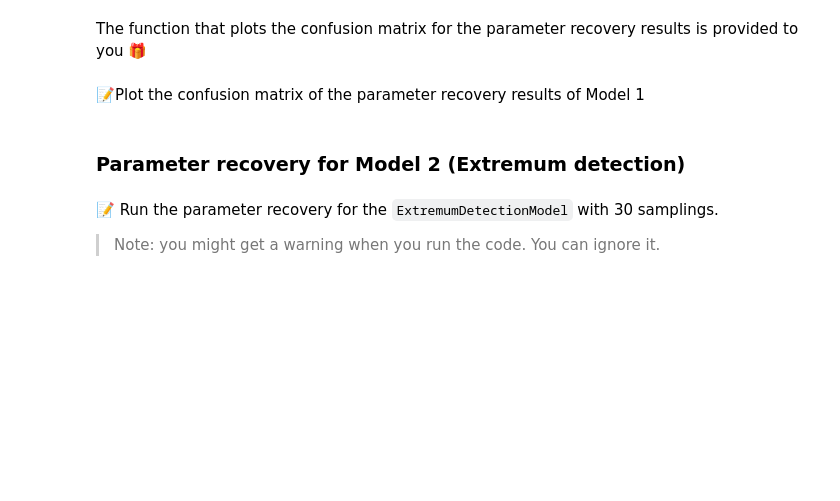
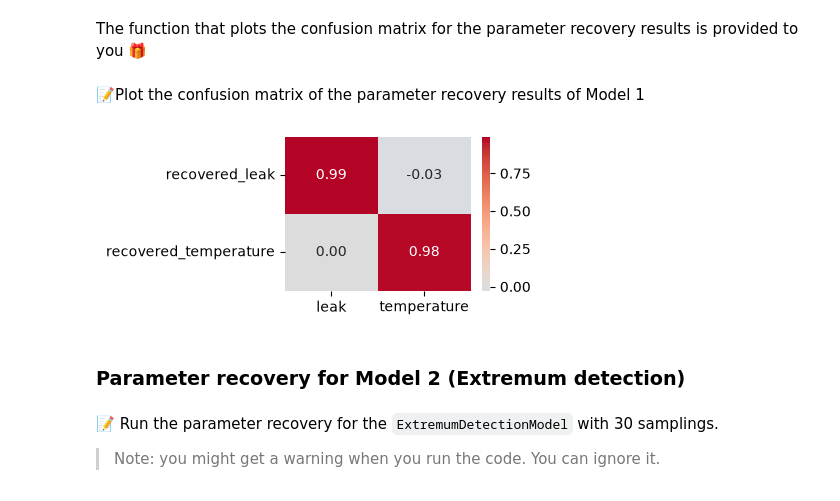
Before and after one commit to easiryne/cognitive-modeling-lab, a Jupyter notebook: TD_10/td10_notebook.ipynb, the cells around one changed output. Saved outputs shown, nothing was run; the diff lists cells and outputs as text; code cells hidden in the pictures; blank space fills up the shorter version.

```diff
--- a/TD_10/td10_notebook.ipynb
+++ b/TD_10/td10_notebook.ipynb
@@ -407,16 +427,16 @@ def perform_parameter_recovery(task, ModelClass, n_samplings):
         # Sample parameters and instantiate original model
         ## CAREFUL! This part has changed :)
         original_params = {
-            parameter.name: ... # TODO: Sample a parameter value from its distribution
+            parameter.name: parameter.distribution.rvs() # TODO: Sample a parameter value from its distribution
             for parameter in ModelClass.parameters
         }
-        original_model = ... # TODO
+        original_model = ModelClass(**original_params)  # TODO
 
         # Simulate task with the original model
-        choices = ...  # TODO
+        choices = original_model.simulate(task)  # TODO
 
         # Fit the model to the simulated data
-        recovered_model = ModelClass.fit(task, ..., verbose=False)  # TODO
+        recovered_model = ModelClass.fit(task, choices, verbose=False)  # TODO
 
         # Get the recovered parameters (this part is done for you 🙂)
         recovered_params = {
@@ -438,5 +464,5 @@ print("👌The code runs")
 ### Parameter recovery for Model 1 (Integration Model)
 📝Run parameter recovery for the `IntegrationModel` with 30 samplings and store the result in `param_recov_integration`.
 # %%
-param_recov_integration = ...
+param_recov_integration = perform_parameter_recovery(task, IntegrationModel, 30)
 param_recov_integration.head()
@@ -456,6 +496,9 @@ def plot_param_recovery_confusion_matrix(param_recovery_results: pd.DataFrame):
 📝Plot the confusion matrix of the parameter recovery results of Model 1
 # %%
 # Your code here
+plot_param_recovery_confusion_matrix(param_recov_integration)
+# %% [output]
+[figure, added]
 # %% [markdown]
 ### Parameter recovery for Model 2 (Extremum detection)
 # %% [markdown]
```
Also changed, not shown: parts of 26 cells of this notebook.
